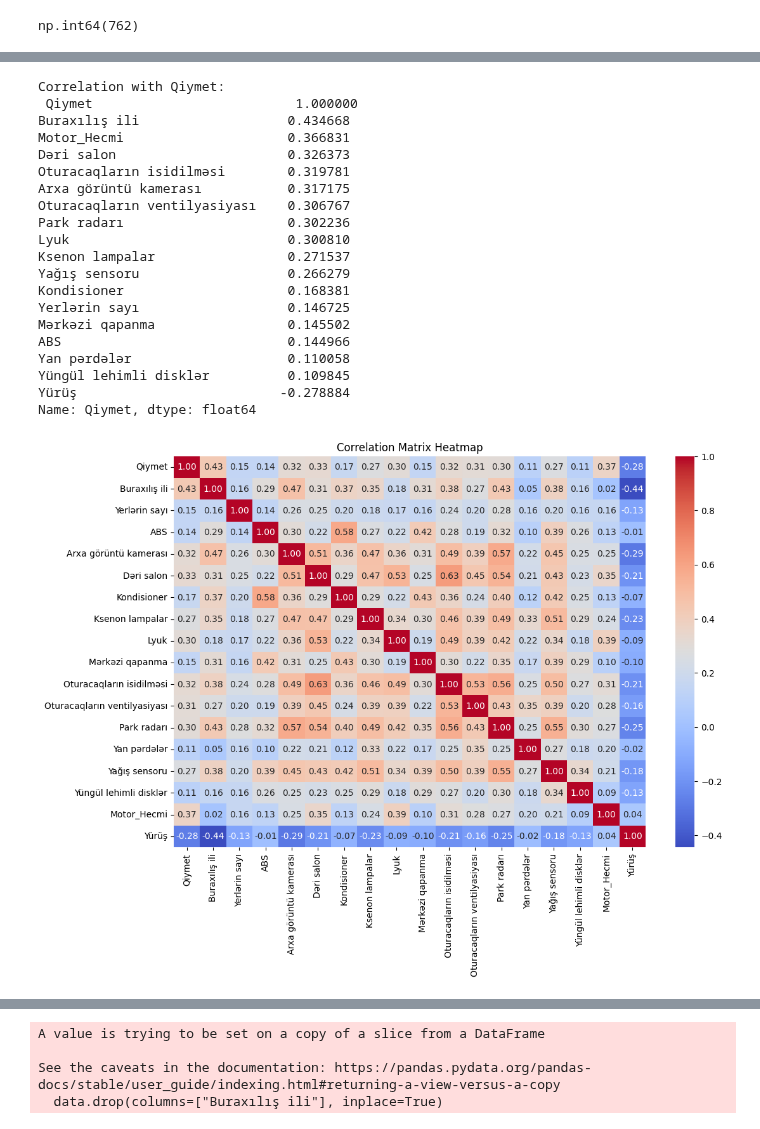
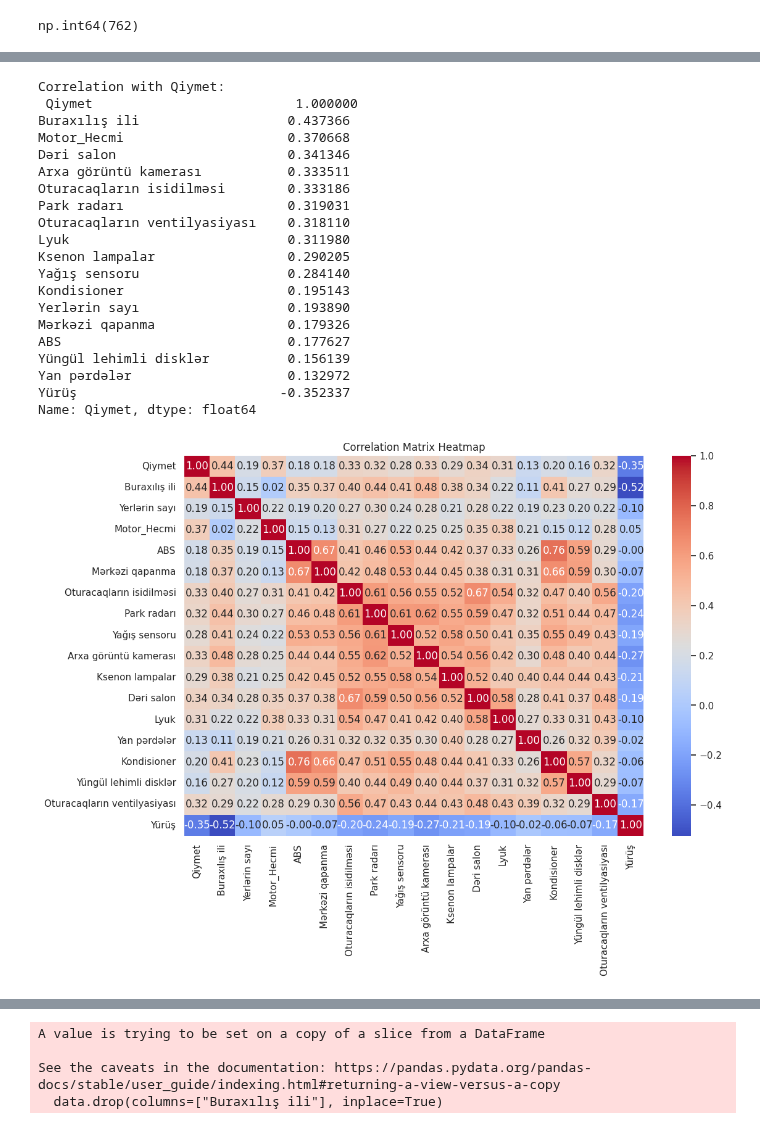
Before and after one commit to Sevinj-joy/Matplotlib_examples, a Jupyter notebook: Car Regression analysis/car_regression.ipynb, the cells around one changed output, grey strips where cells are left out. Cells and saved outputs as stored; diff of their text form; code cells hidden in the pictures.

```diff
--- a/Car Regression analysis/car_regression.ipynb
+++ b/Car Regression analysis/car_regression.ipynb
@@ -357,4 +484,0 @@ data
-# %%
-data["Brand_Model"] = data["Marka"] + " " + data["Model"]
-
-data.drop(columns=["Marka", "Model"], inplace=True)
@@ -402,0 +485,15 @@ print(data[["Yürüş", "Yurus_Clean"]].sample(10))
+# %%
+import re
+
+def clean_yurus(val):
+    if pd.isna(val): return np.nan
+    val = str(val).lower().replace("km", "").replace(" ", "")
+    val = val.replace(',', '.')
+
+    match = re.search(r"[\d\.]+", val)
+    if not match: return np.nan
+
+    num = float(match.group())
+    return num * 1000 if "min" in val else num
+
+data["Yurus_Clean"] = data["Yürüş"].apply(clean_yurus)
@@ -406,17 +517,0 @@ data.rename(columns={"Yurus_Clean": "Yürüş"}, inplace=True)
-# %%
-# Motor_Hecmi üçün qrup medianı ilə doldur, sonra ümumi medianla doldur
-data["Motor_Hecmi"] = data.groupby("Brand_Model")["Motor_Hecmi"].transform(lambda x: x.fillna(x.median()))
-median_val = data["Motor_Hecmi"].median()
-data["Motor_Hecmi"].fillna(median_val, inplace=True)
-
-# Yanacaq_Novu üçün qrupun ən çox təkrarlanan (mode) dəyəri ilə doldur, əgər yoxdursa "unknown"
-def fill_mode(series):
-    if series.mode().empty:
-        return series.fillna("unknown")
-    else:
-        return series.fillna(series.mode()[0])
-
-data["Yanacaq_Novu"] = data.groupby("Brand_Model")["Yanacaq_Novu"].transform(fill_mode)
-
-# Yanacaq_Novu üçün yenə də qalan boşluqları "unknown" ilə doldur
-data["Yanacaq_Novu"].fillna("unknown", inplace=True)
@@ -477,37 +534,39 @@ memory usage: 2.1+ MB
+# %%
+data = data.loc[:, ~data.columns.str.contains("^Unnamed|^$", regex=True)]
 # %%
 numeric_cols = data.select_dtypes(include=['int64', 'float64']).columns
 
 corr_matrix = data[numeric_cols].corr()
 
-target_corr = corr_matrix["Qiymet"].sort_values(ascending=False)
-print("Correlation with Qiymet:\n", target_corr)
+corr = data.corr(numeric_only=True)["Qiymet"].sort_values(ascending=False)
+print("Correlation with Qiymet:\n", corr)
 
 plt.figure(figsize=(12, 8))
 sns.heatmap(corr_matrix, annot=True, fmt=".2f", cmap='coolwarm', cbar=True)
 plt.title("Correlation Matrix Heatmap")
 plt.show()
 # %% [output]
 Correlation with Qiymet:
  Qiymet                          1.000000
-Buraxılış ili                   0.434668
-Motor_Hecmi                     0.366831
-Dəri salon                      0.326373
-Oturacaqların isidilməsi        0.319781
-Arxa görüntü kamerası           0.317175
-Oturacaqların ventilyasiyası    0.306767
-Park radarı                     0.302236
-Lyuk                            0.300810
-Ksenon lampalar                 0.271537
-Yağış sensoru                   0.266279
-Kondisioner                     0.168381
-Yerlərin sayı                   0.146725
-Mərkəzi qapanma                 0.145502
-ABS                             0.144966
-Yan pərdələr                    0.110058
-Yüngül lehimli disklər          0.109845
-Yürüş                          -0.278884
+Buraxılış ili                   0.437366
+Motor_Hecmi                     0.370668
+Dəri salon                      0.341346
+Arxa görüntü kamerası           0.333511
+Oturacaqların isidilməsi        0.333186
+Park radarı                     0.319031
+Oturacaqların ventilyasiyası    0.318110
+Lyuk                            0.311980
+Ksenon lampalar                 0.290205
+Yağış sensoru                   0.284140
+Kondisioner                     0.195143
+Yerlərin sayı                   0.193890
+Mərkəzi qapanma                 0.179326
+ABS                             0.177627
+Yüngül lehimli disklər          0.156139
+Yan pərdələr                    0.132972
+Yürüş                          -0.352337
 Name: Qiymet, dtype: float64
-[figure, old version]
+[figure, new version]
 # %%
 categorical_cols = data.select_dtypes(include=['object']).columns.tolist()
 print("Categorical columns:", categorical_cols)
```
Also changed, not shown: parts of 87 cells of this notebook.
